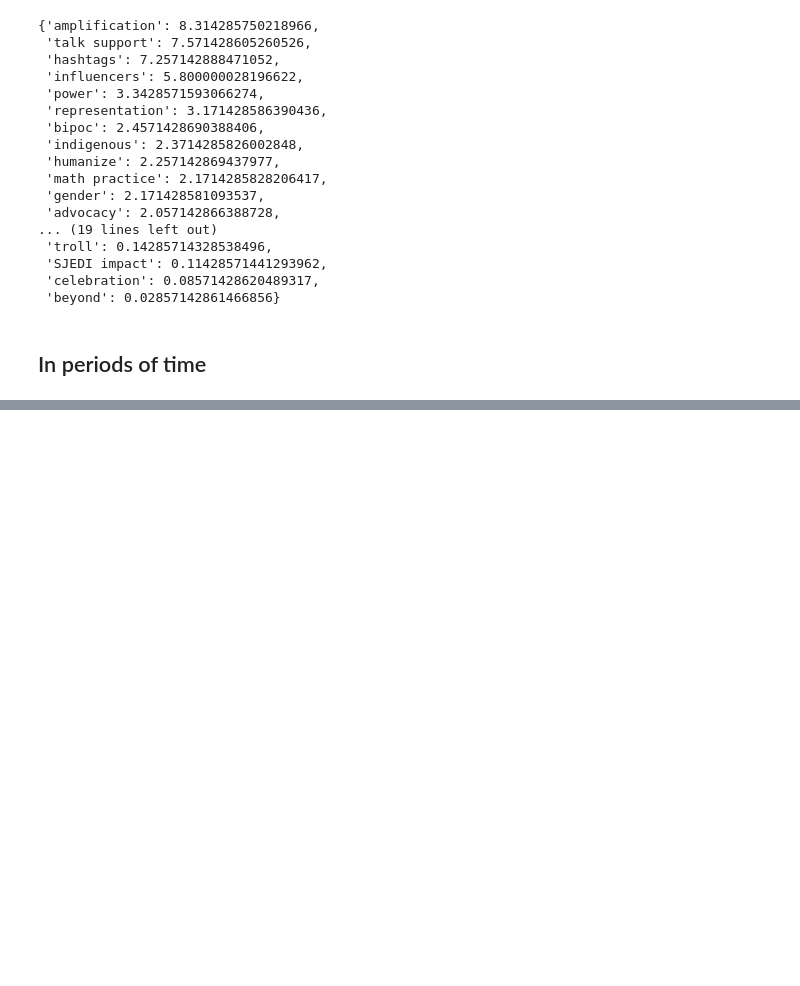
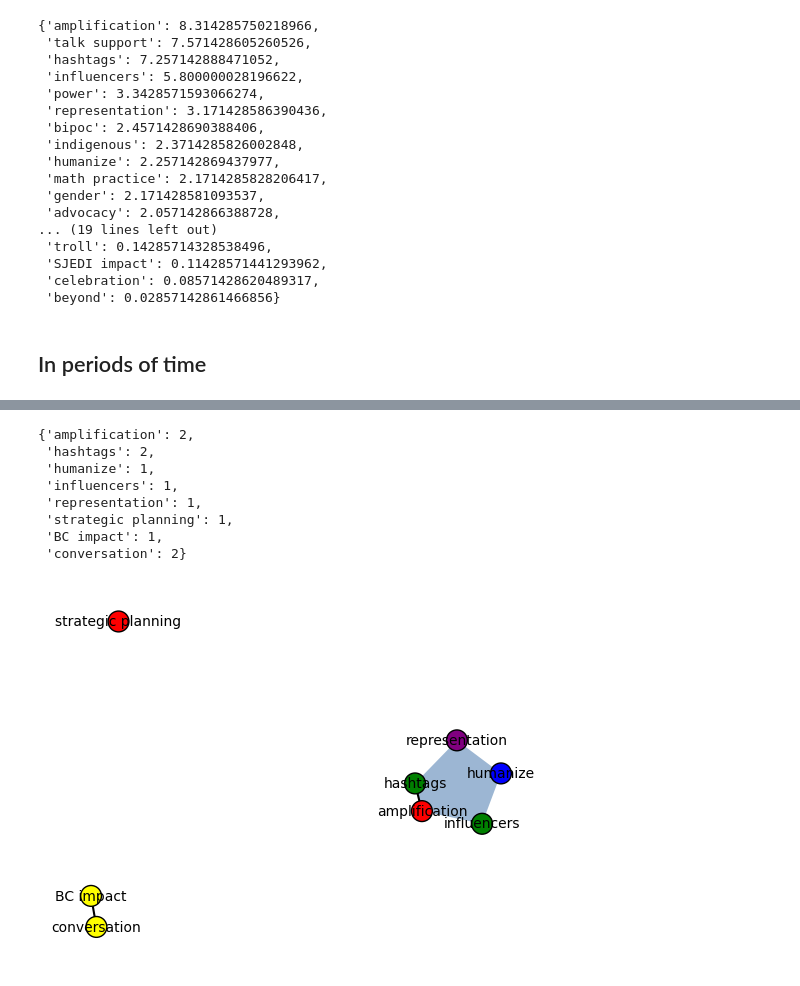
Before and after one commit to DAAAAMNSocialJustice/disruptjmm, a Jupyter notebook: codes_hypergraph/Hypergraph of codes.ipynb, the cells around one changed output, grey strips where cells are left out. Saved outputs shown, nothing was run; the diff lists cells and outputs as text; code cells hidden in the pictures; blank space fills up the shorter version.

Commit message:
Bunch of stuff
Did a bunch of stuff: colors for themes, made a function, etc. Good luck

```diff
--- a/codes_hypergraph/Hypergraph of codes.ipynb
+++ b/codes_hypergraph/Hypergraph of codes.ipynb
@@ -168,0 +167,3 @@ xgi.draw(H2021,node_labels=True)
+# %%
+code_df= pd.read_csv("Code Book.csv")
+code_df
@@ -168,0 +182,3 @@ xgi.draw(H2021,node_labels=True)
+# %%
+#dictionary color coding the themes
+code_dict = {'self organization': 'red', 'building community':'yellow', 'broadening the counterpublic':'green', 'creating change in math': 'blue', 'SJEDI':'purple' }
@@ -168,0 +201,4 @@ xgi.draw(H2021,node_labels=True)
+# %%
+#for each node in the hypergraph, find what theme it exists in and give it a color
+color_dict = {n: code_dict[np.array(code_df.columns[code_df.isin([n]).any()])[0]] for n in H.nodes}
+color_dict
@@ -168,0 +223,13 @@ xgi.draw(H2021,node_labels=True)
+# %%
+xgi.draw(H2019,node_labels=True,node_fc= color_dict)
+H2019.nodes.degree.asdict()
+# %% [output]
+{'amplification': 2,
+ 'hashtags': 2,
+ 'humanize': 1,
+ 'influencers': 1,
+ 'representation': 1,
+ 'strategic planning': 1,
+ 'BC impact': 1,
+ 'conversation': 2}
+[figure, added]
```
Also changed, not shown: parts of 16 cells of this notebook, 1 other file.
